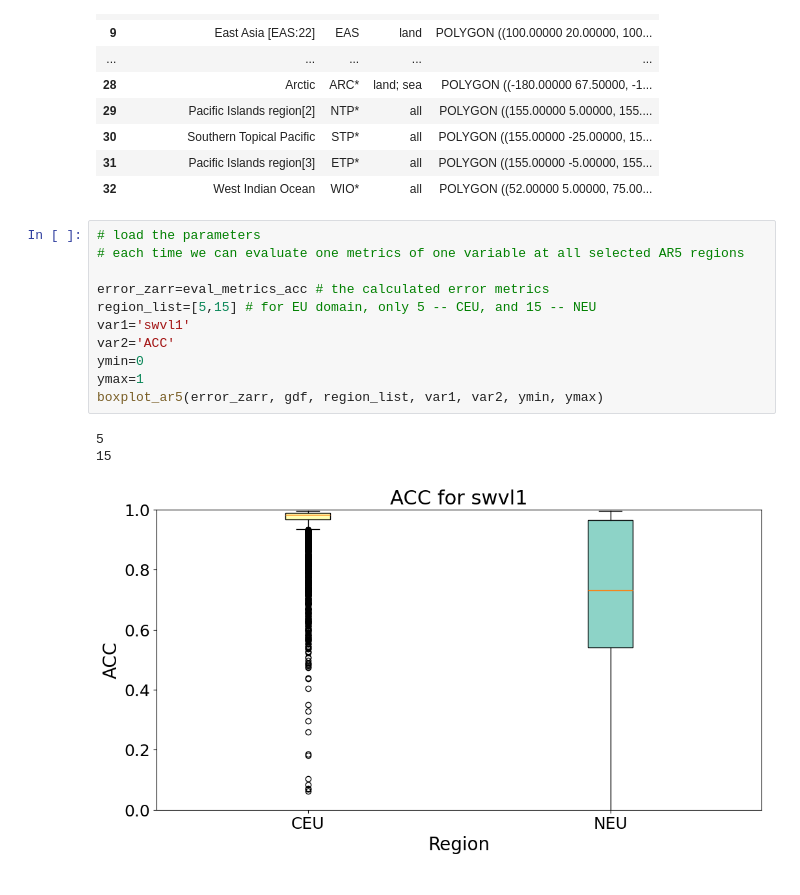
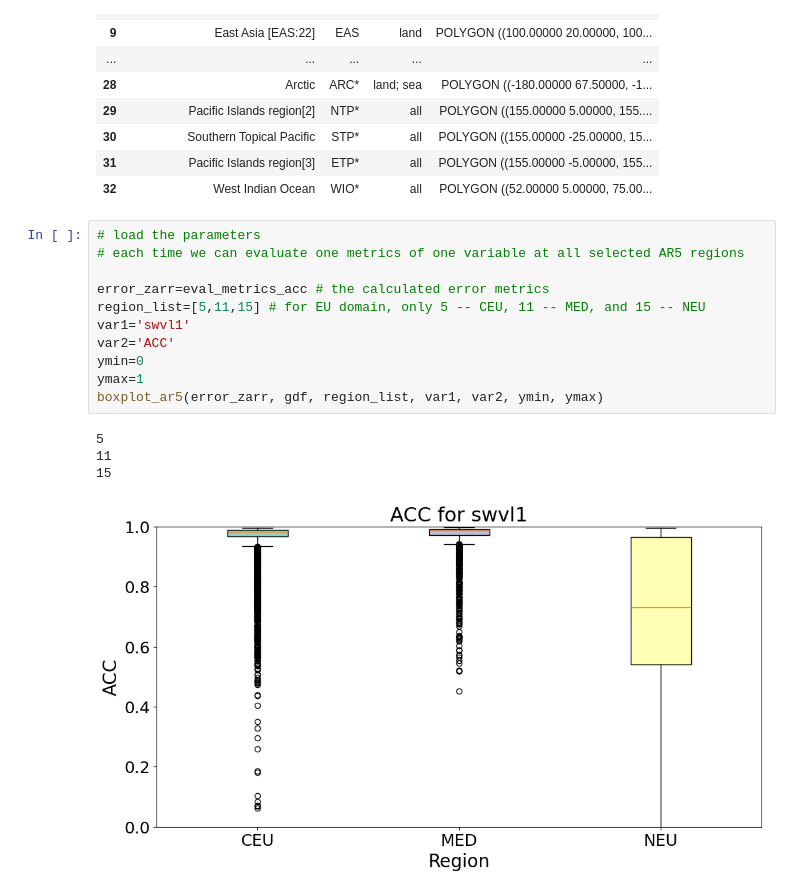
Before and after one commit to ECMWFCode4Earth/ML-BEES, a Jupyter notebook: ML-BEES-eval/spatial_condition.ipynb, the cells around one changed output. Saved outputs shown, nothing was run; the diff lists cells and outputs as text.

```diff
--- a/ML-BEES-eval/spatial_condition.ipynb
+++ b/ML-BEES-eval/spatial_condition.ipynb
@@ -279,15 +279,16 @@ gdf # show the AR5 shape file
 # %%
 # load the parameters
 # each time we can evaluate one metrics of one variable at all selected AR5 regions
 
 error_zarr=eval_metrics_acc # the calculated error metrics
-region_list=[5,15] # for EU domain, only 5 -- CEU, and 15 -- NEU
+region_list=[5,11,15] # for EU domain, only 5 -- CEU, 11 -- MED, and 15 -- NEU
 var1='swvl1'
 var2='ACC'
 ymin=0
 ymax=1
 boxplot_ar5(error_zarr, gdf, region_list, var1, var2, ymin, ymax)
 # %% [output]
 5
+11
 15
-[figure, old version]
+[figure, new version]
```
